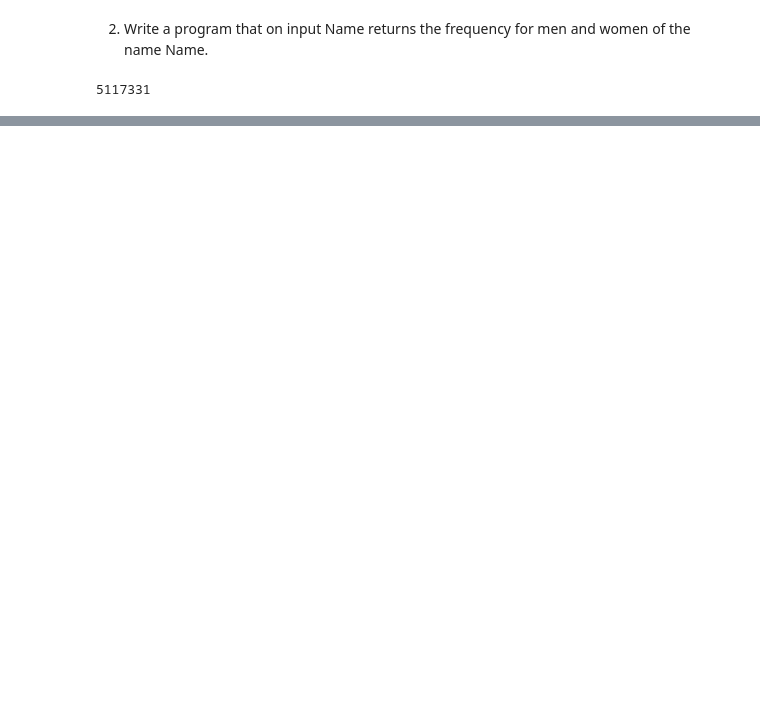
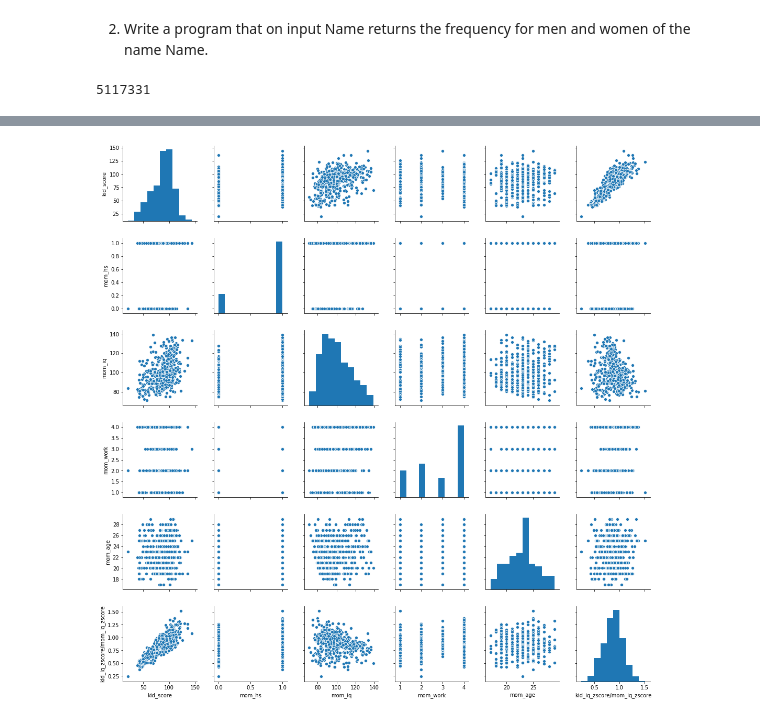
Before and after one commit to yue-cheng-wind/EE460J-Labs, a Jupyter notebook: Lab 2/Lab2Code.ipynb, the cells around one changed output, grey strips where cells are left out. Cells and saved outputs as stored; diff of their text form; code cells hidden in the pictures; blank space fills up the shorter version.

```diff
--- a/Lab 2/Lab2Code.ipynb
+++ b/Lab 2/Lab2Code.ipynb
@@ -96,0 +119,6 @@ namefrequency("John")
+# %%
+kidiq["kid_iq_zscore/mom_iq_zscore"] = abs(kidiq["kid_score"]/kidiq["mom_iq"])
+sns.pairplot(kidiq)
+sns.despine()
+# %% [output]
+[figure, added]
```
Also changed, not shown: parts of 6 cells of this notebook.
